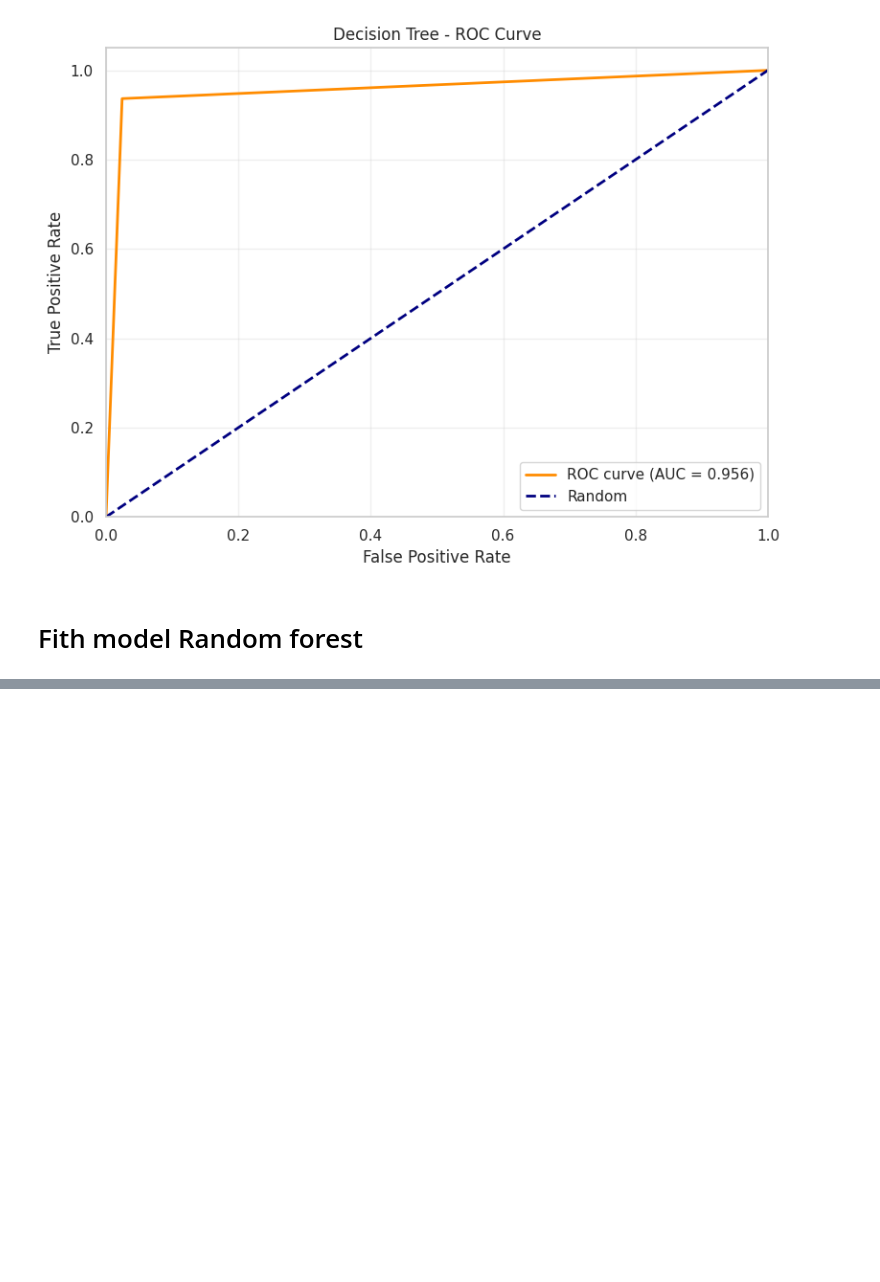
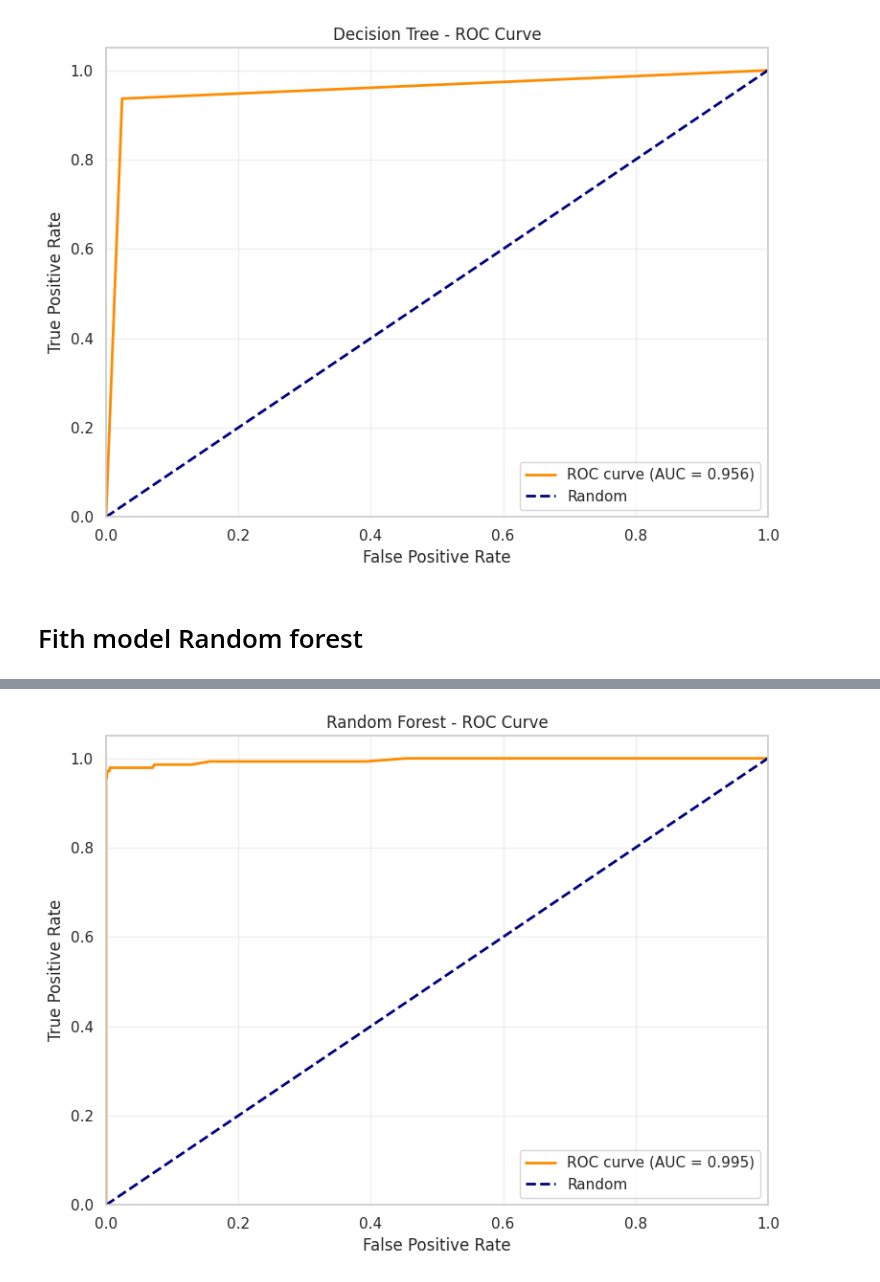
Before and after one commit to yanou16/ai_model, a Jupyter notebook: liverable_final.ipynb, the cells around one changed output, grey strips where cells are left out. Cells and saved outputs as stored; diff of their text form; code cells hidden in the pictures; blank space fills up the shorter version.

```diff
--- a/liverable_final.ipynb
+++ b/liverable_final.ipynb
@@ -1140,0 +1157,5 @@ weighted avg       0.84      0.76      0.79       882
+# %%
+# ROC Curve for Random Forest
+plot_roc_curve(y_test, y_pred_proba_rf, 'Random Forest')
+# %% [output]
+[figure, added]
```
Also changed, not shown: parts of 24 cells of this notebook.
